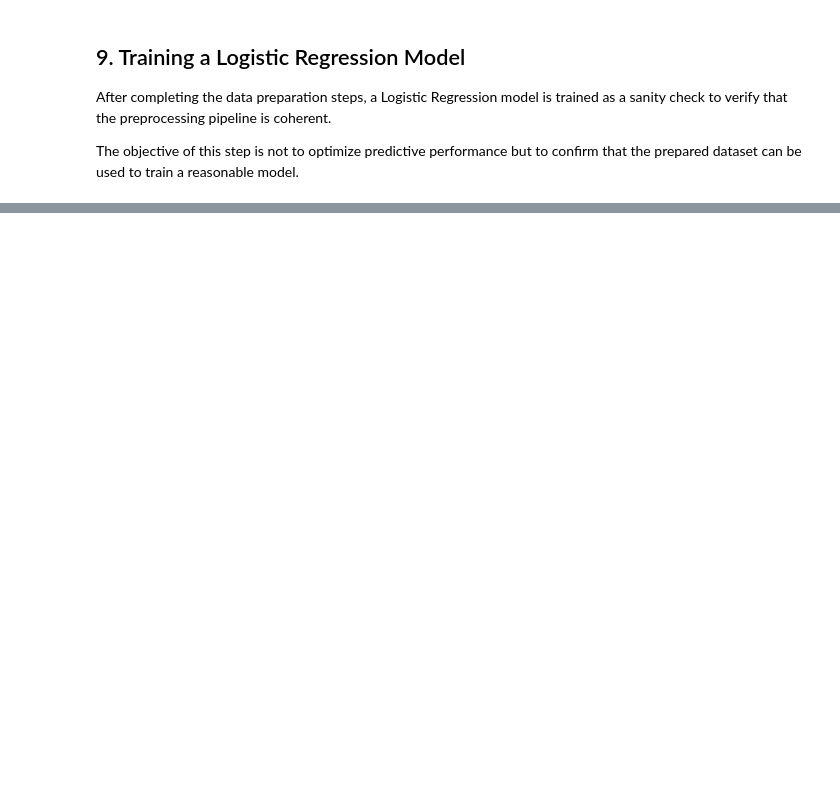
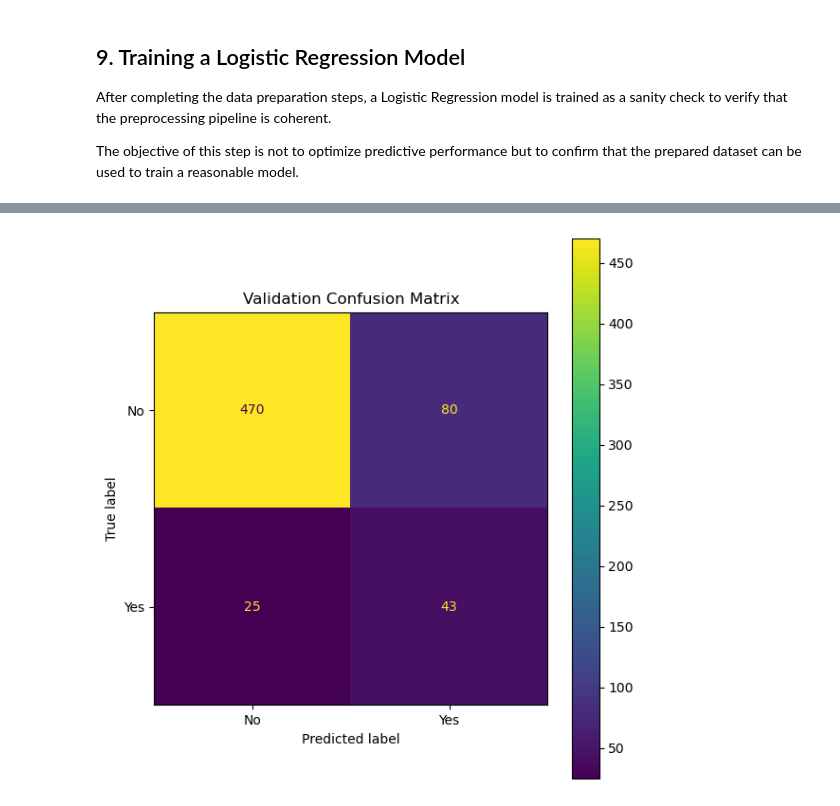
Before and after one commit to issamarida/ML-fundamentals-2026, a Jupyter notebook: assignment_1_issam_arida.ipynb, the cells around one changed output, grey strips where cells are left out. Cells and saved outputs as stored; diff of their text form; code cells hidden in the pictures; blank space fills up the shorter version.

```diff
--- a/assignment_1_issam_arida.ipynb
+++ b/assignment_1_issam_arida.ipynb
@@ -760,0 +1102,11 @@ The objective of this step is not to optimize predictive performance but to conf
+# %%
+cm = confusion_matrix(y_val, y_val_pred, labels=["no", "yes"])
+disp = ConfusionMatrixDisplay(confusion_matrix=cm, display_labels=["No", "Yes"])
+
+fig, ax = plt.subplots(figsize=(6, 6))
+disp.plot(ax=ax, values_format="d")
+ax.set_title("Validation Confusion Matrix")
+plt.tight_layout()
+plt.show()
+# %% [output]
+[figure, added]
```
Also changed, not shown: parts of 61 cells of this notebook.
